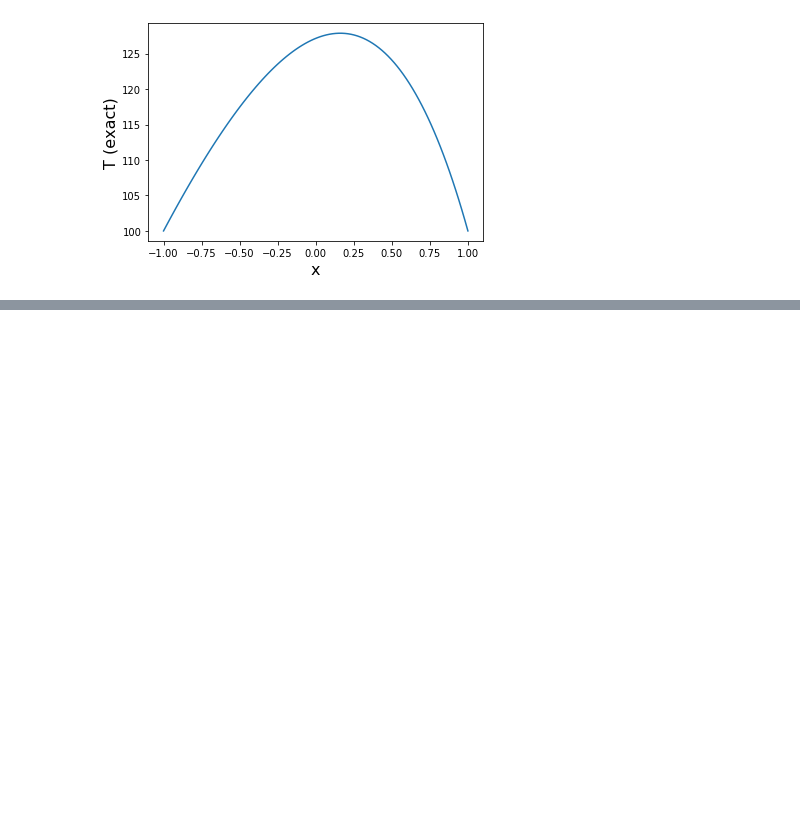
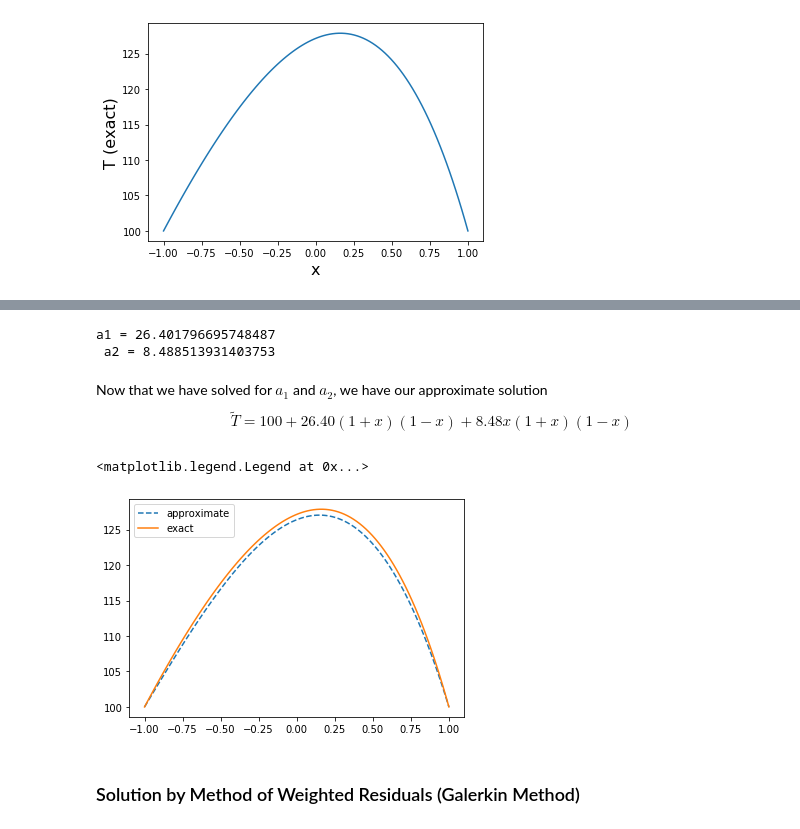
Before and after one commit to bharath-kamath705/FEM_PoissonEq, a Jupyter notebook: Poisson_Eq.ipynb, the cells around one changed output, grey strips where cells are left out. Cells and saved outputs as stored; diff of their text form; code cells hidden in the pictures; blank space fills up the shorter version.

Commit message:
finished collocation method solution

```diff
--- a/Poisson_Eq.ipynb
+++ b/Poisson_Eq.ipynb
@@ -66,3 +66,31 @@ That is
 $$ -2a_1 -2a_2 + 50e^{1/3} = 0 \\ -2a_1 +2a_2 + 50e^{-1/3} = 0 $$
 
 We can solve this linear system of equations to find $a_1, a_2$
+# %%
+A = np.array([[-2, -2], [-2, 2]]) # coefficients of a1 and a2
+b = np.array([[-50*np.exp(1/3)],[-50*np.exp(-1/3)]])
+X = np.linalg.solve(A,b) # solve for unknowns a1 and a2
+
+# unpack a1 and a2 from X
+a1 = X[0,0]
+a2 = X[1,0]
+print("a1 = {} \n a2 = {}".format(a1,a2))
+# %% [output]
+a1 = 26.401796695748487
+ a2 = 8.488513931403753
+# %% [markdown]
+Now that we have solved for $a_1$ and $a_2$, we have our approximate solution
+$$ \tilde{T} = 100 + 26.40(1+x)(1-x) +8.48x(1+x)(1-x) $$
+# %%
+# plotting the approximate solution
+T_approx = 100 + 26.4*(1+x)*(1-x) + 8.48*x*(1+x)*(1-x)
+plt.plot(x,T_approx, linestyle="--", label="approximate")
+
+#plot the exact solution for comparison
+plt.plot(x,T_ex, label="exact")
+plt.legend()
+# %% [output]
+<matplotlib.legend.Legend at 0x...>
+[figure, added]
+# %% [markdown]
+### Solution by Method of Weighted Residuals (Galerkin Method)
```
Also changed, not shown: parts of 1 cell of this notebook.
